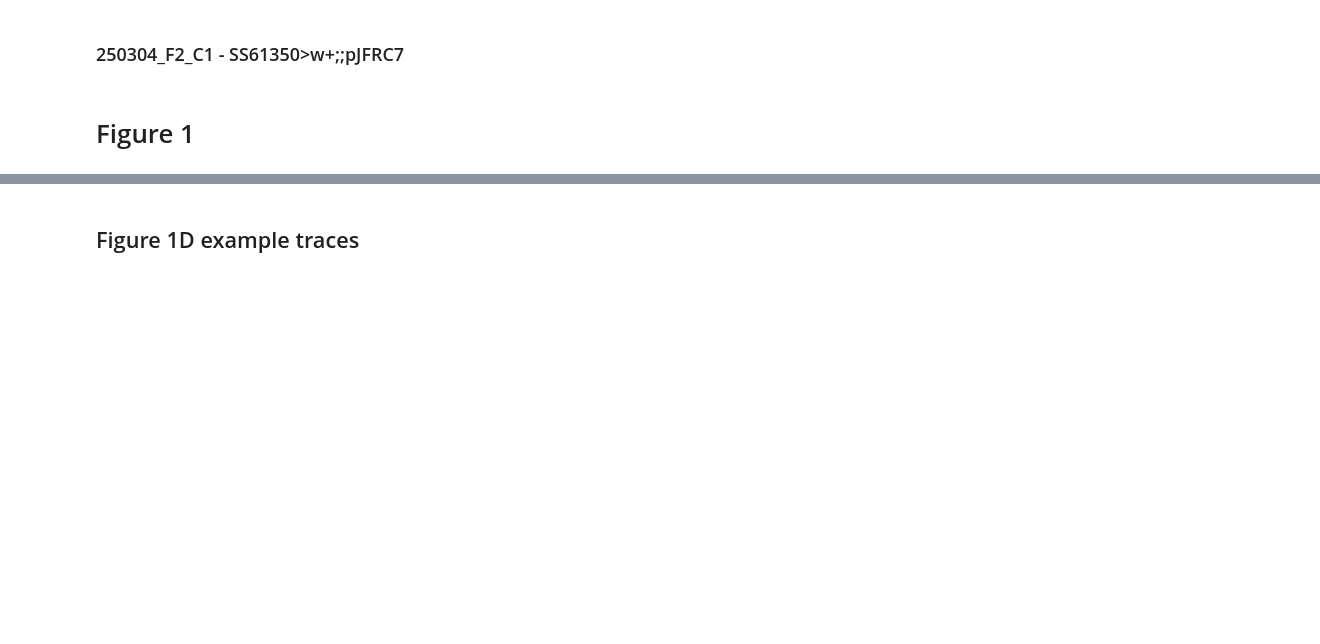
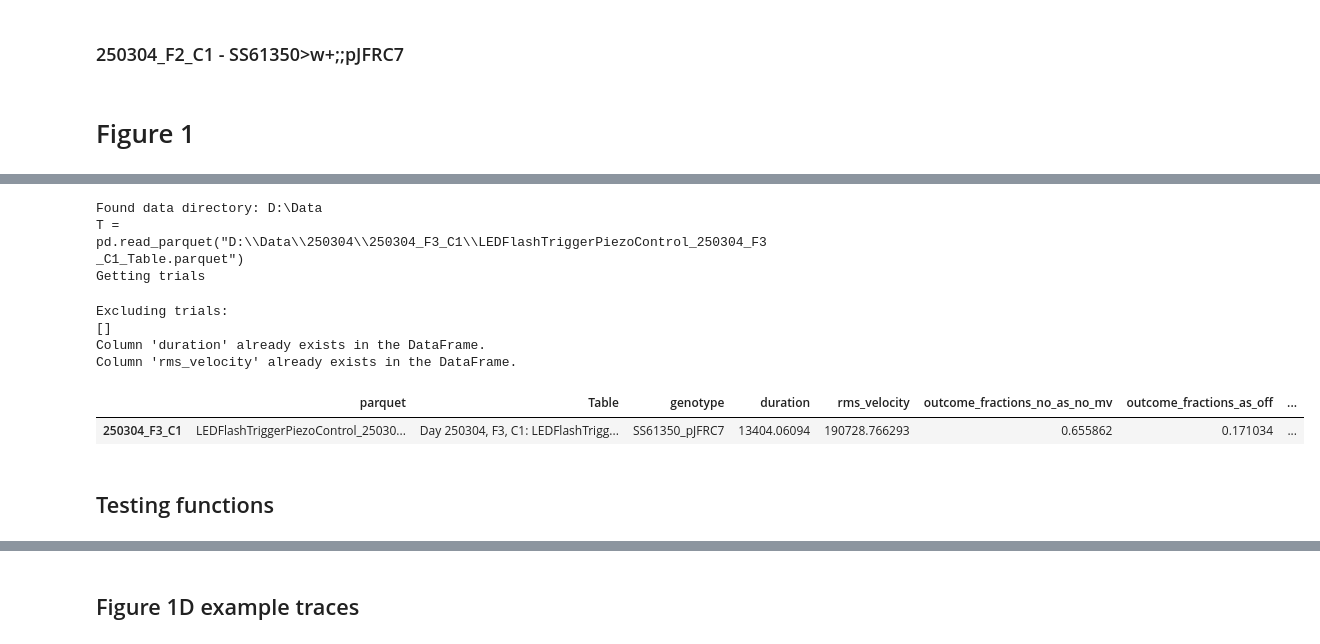
Before and after one commit to tony-azevedo/FlyLearning, a Jupyter notebook: opcond_Figure1_Figure2.ipynb, the cells around one changed output, grey strips where cells are left out. Cells and saved outputs as stored; diff of their text form; code cells hidden in the pictures; blank space fills up the shorter version.

```diff
--- a/opcond_Figure1_Figure2.ipynb
+++ b/opcond_Figure1_Figure2.ipynb
@@ -613,0 +628,19 @@ T.df.loc[84, 'Trial'].plot_probe_groups(use_full_y = True,savefig=False)
+# %%
+
+# T = sinq.add_table(table="D:\\Data\\250304\\250304_F3_C1\\LEDFlashTriggerPiezoControl_250304_F3_C1_Table.parquet")
+sinq.restore_table(dayflycell='250304_F3_C1')
+sinq.add_column('duration')
+sinq.add_column('rms_velocity')
+sinq.df
+# %% [output]
+Found data directory: D:\Data
+T = pd.read_parquet("D:\\Data\\250304\\250304_F3_C1\\LEDFlashTriggerPiezoControl_250304_F3_C1_Table.parquet")
+Getting trials
+Excluding trials:
+[]
+Column 'duration' already exists in the DataFrame.
+Column 'rms_velocity' already exists in the DataFrame.
+|  | parquet | Table | genotype | duration | rms_velocity | outcome_fractions_no_as_no_mv | outcome_fractions_as_off | ... |
+| 250304_F3_C1 | LEDFlashTriggerPiezoControl_25030... | Day 250304, F3, C1: LEDFlashTrigg... | SS61350_pJFRC7 | 13404.06094 | 190728.766293 | 0.655862 | 0.171034 | ... |
+# %% [markdown]
+## Testing functions
```
Also changed, not shown: parts of 24 cells of this notebook, 5 other files.
